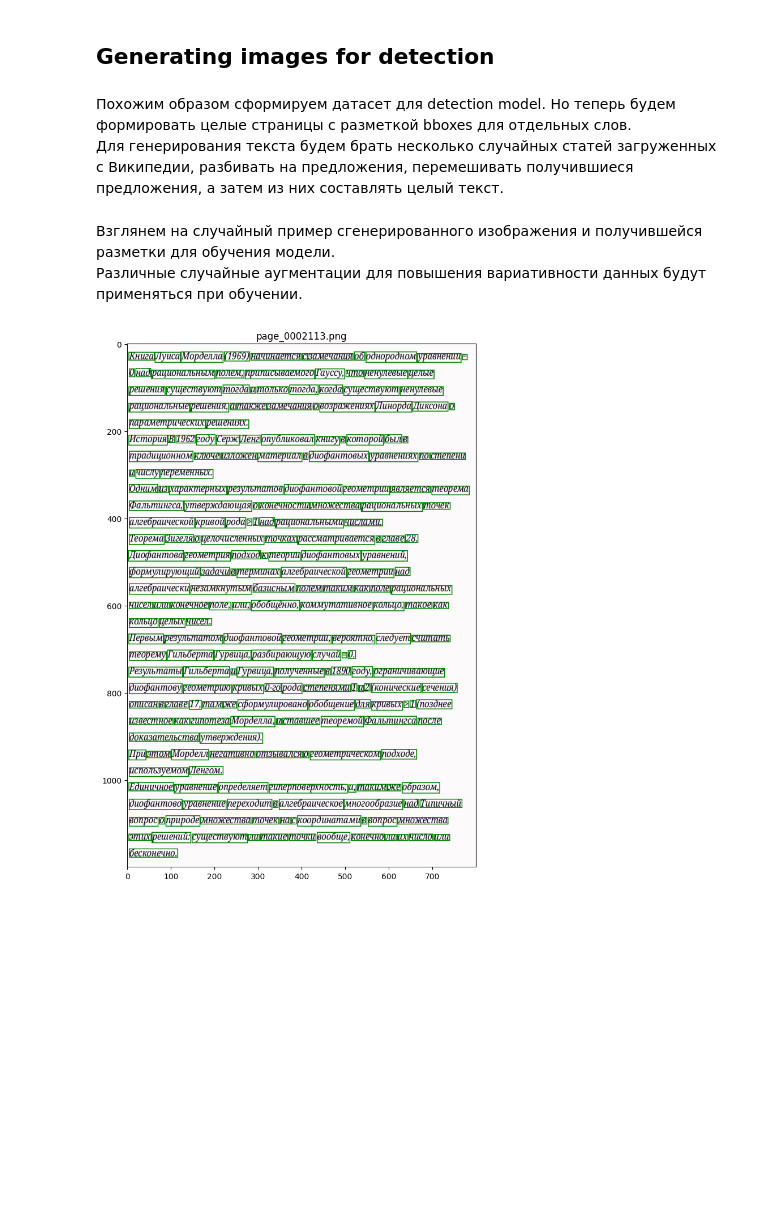
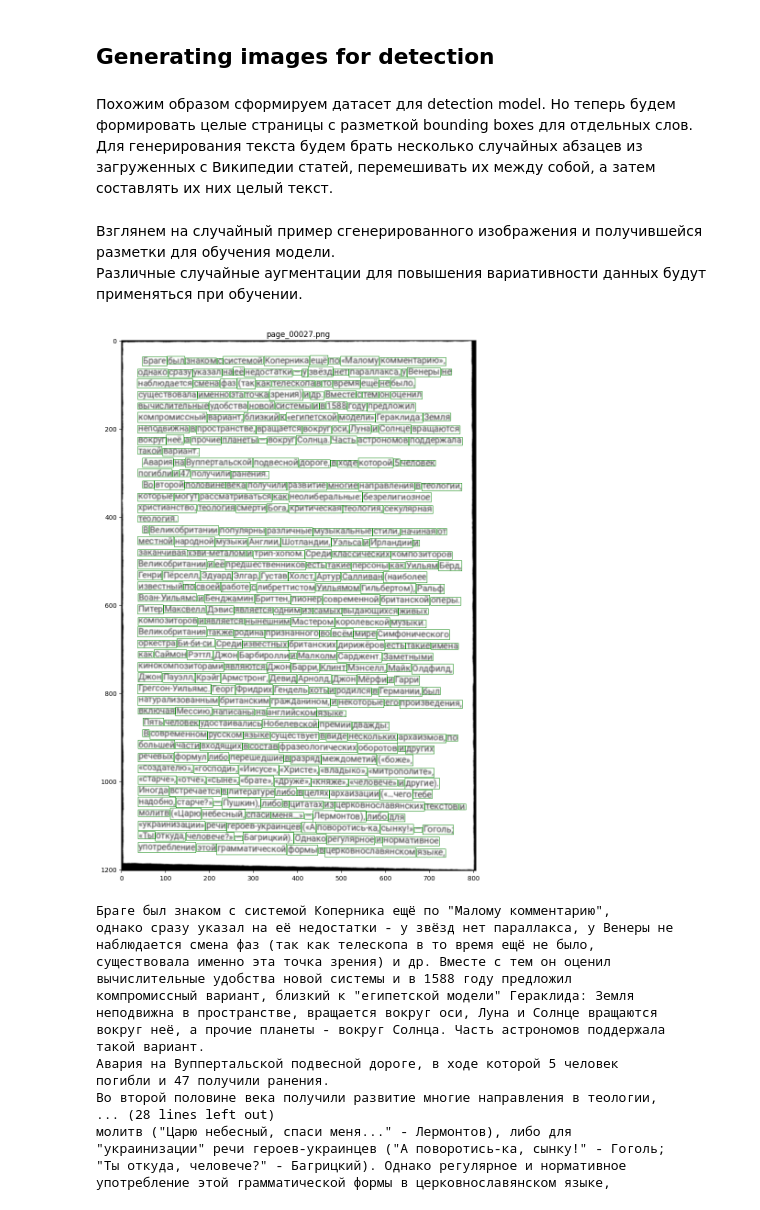
Before and after one commit to aufflammen/ocr_cyrillic, a Jupyter notebook: synthetic_datasets.ipynb, the cells around one changed output. Saved outputs shown, nothing was run; the diff lists cells and outputs as text; code cells hidden in the pictures; blank space fills up the shorter version.

```diff
--- a/synthetic_datasets.ipynb
+++ b/synthetic_datasets.ipynb
@@ -31,3 +50,24 @@ from castom_utils import (load_config,
+# %%
+def draw_boxes(path, image_size=15):
+    annotations = read_json(path / 'labels.json')
+    img_name = np.random.choice(list(annotations.keys()))
+
+    boxes = annotations[img_name]['boxes']
+    img = Image.open(path.joinpath('images', img_name)).convert('RGB')
+    draw = ImageDraw.Draw(img)
+
+    width, height = img.size
+    boxes = np.array(boxes) * np.array([width, height, width, height])
+    boxes = boxes.astype(np.int32).tolist()
+    for bbox in boxes:
+        draw.rectangle(bbox, outline='green', width=1)
+
+    plt.figure(figsize=(image_size, image_size))
+    plt.title(img_name)
+    plt.imshow(img)
+    plt.show()
+
+    print(annotations[img_name]['text'])
 # %%
 CFG = load_config()
 # %% [output]
@@ -334,5 +436,5 @@ plt.show()
 # %% [markdown]
 ## Generating images for detection
 # %% [markdown]
-Похожим образом сформируем датасет для detection model. Но теперь будем формировать целые страницы с разметкой bboxes для отдельных слов.
-Для генерирования текста будем брать несколько случайных статей загруженных с Википедии, разбивать на предложения, перемешивать получившиеся предложения, а затем из них составлять целый текст.
+Похожим образом сформируем датасет для detection model. Но теперь будем формировать целые страницы с разметкой bounding boxes для отдельных слов.
+Для генерирования текста будем брать несколько случайных абзацев из загруженных с Википедии статей, перемешивать их между собой, а затем составлять их них целый текст.
@@ -458,25 +588,25 @@ generate_detection_dataset(detection_dataset.joinpath('val'), good_fonts, articl
-# %%
-def draw_boxes(path, annotations, image_size=15):
-    img_name = np.random.choice(list(annotations.keys()))
-
-    boxes = annotations[img_name]['polygons']
-    img = Image.open(path.joinpath('images', img_name)).convert('RGB')
-    draw = ImageDraw.Draw(img)
-    for bbox in boxes:
-        draw.polygon([tuple(cord) for cord in bbox], outline='green', width=2)
-
-    plt.figure(figsize=(image_size, image_size))
-    plt.title(img_name)
-    plt.imshow(img)
-    plt.show
-
-path = detection_dataset.joinpath('train')
-with open(path.joinpath('labels.json'), 'r', encoding='utf-8') as file:
-    annotations = json.load(file)
 # %% [markdown]
 Взглянем на случайный пример сгенерированного изображения и получившейся разметки для обучения модели.
 Различные случайные аугментации для повышения вариативности данных будут применяться при обучении.
 # %%
-draw_boxes(path, annotations, image_size=12)
+# draw_boxes(CFG.dataset_synthetic / 'detection' / 'val', image_size=15)
+draw_boxes(CFG.dataset_test / 'synthetic', image_size=15)
 # %% [output]
-[figure, old version]
+[figure, new version]
+Браге был знаком с системой Коперника ещё по "Малому комментарию",
+однако сразу указал на её недостатки - у звёзд нет параллакса, у Венеры не
+наблюдается смена фаз (так как телескопа в то время ещё не было,
+существовала именно эта точка зрения) и др. Вместе с тем он оценил
+вычислительные удобства новой системы и в 1588 году предложил
+компромиссный вариант, близкий к "египетской модели" Гераклида: Земля
+неподвижна в пространстве, вращается вокруг оси, Луна и Солнце вращаются
+вокруг неё, а прочие планеты - вокруг Солнца. Часть астрономов поддержала
+такой вариант.
+Авария на Вуппертальской подвесной дороге, в ходе которой 5 человек
+погибли и 47 получили ранения.
+Во второй половине века получили развитие многие направления в теологии,
+... (28 lines left out)
+молитв ("Царю небесный, спаси меня..." - Лермонтов), либо для
+"украинизации" речи героев-украинцев ("А поворотись-ка, сынку!" - Гоголь;
+"Ты откуда, человече?" - Багрицкий). Однако регулярное и нормативное
+употребление этой грамматической формы в церковнославянском языке,
```
Also changed, not shown: parts of 25 cells of this notebook, 6 other files.
